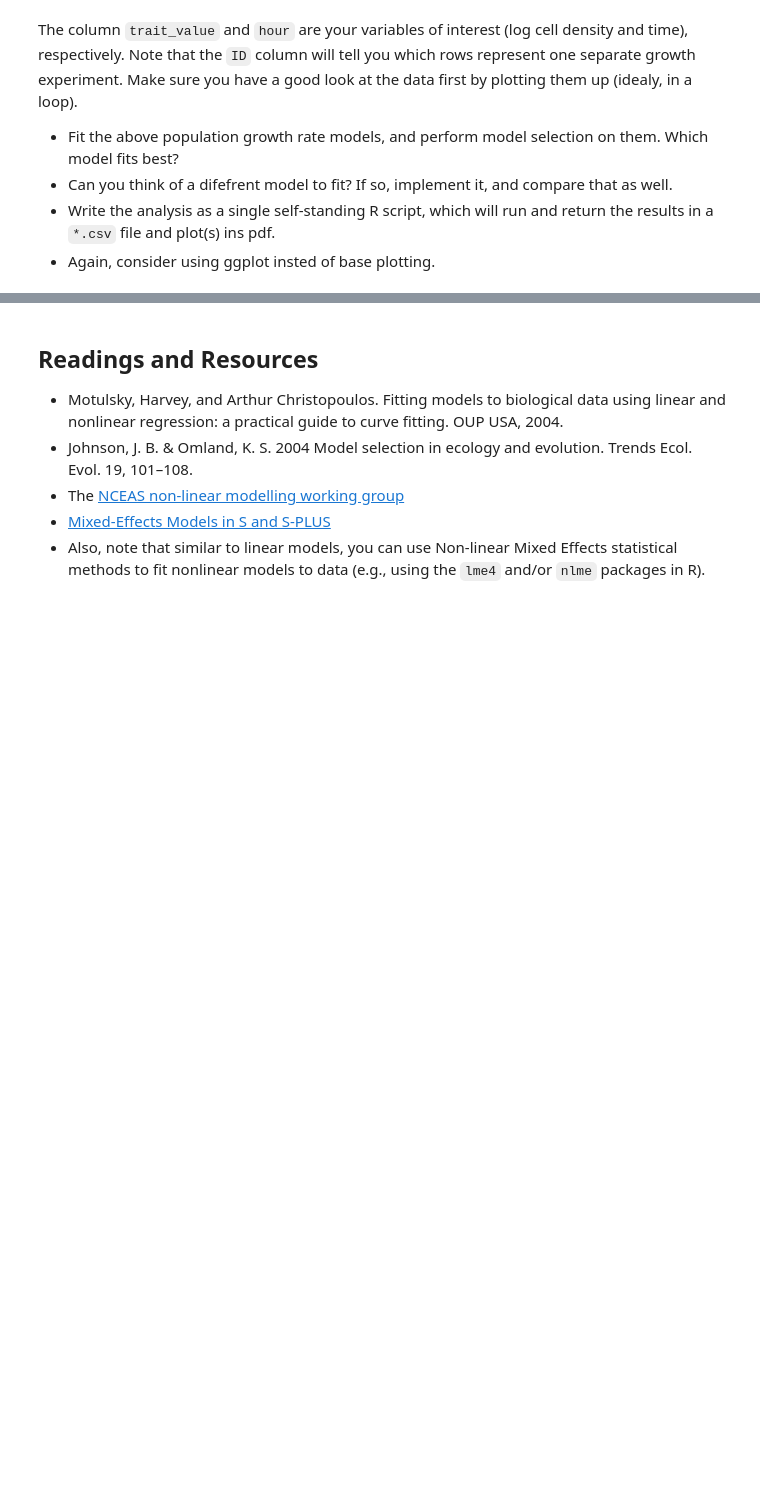
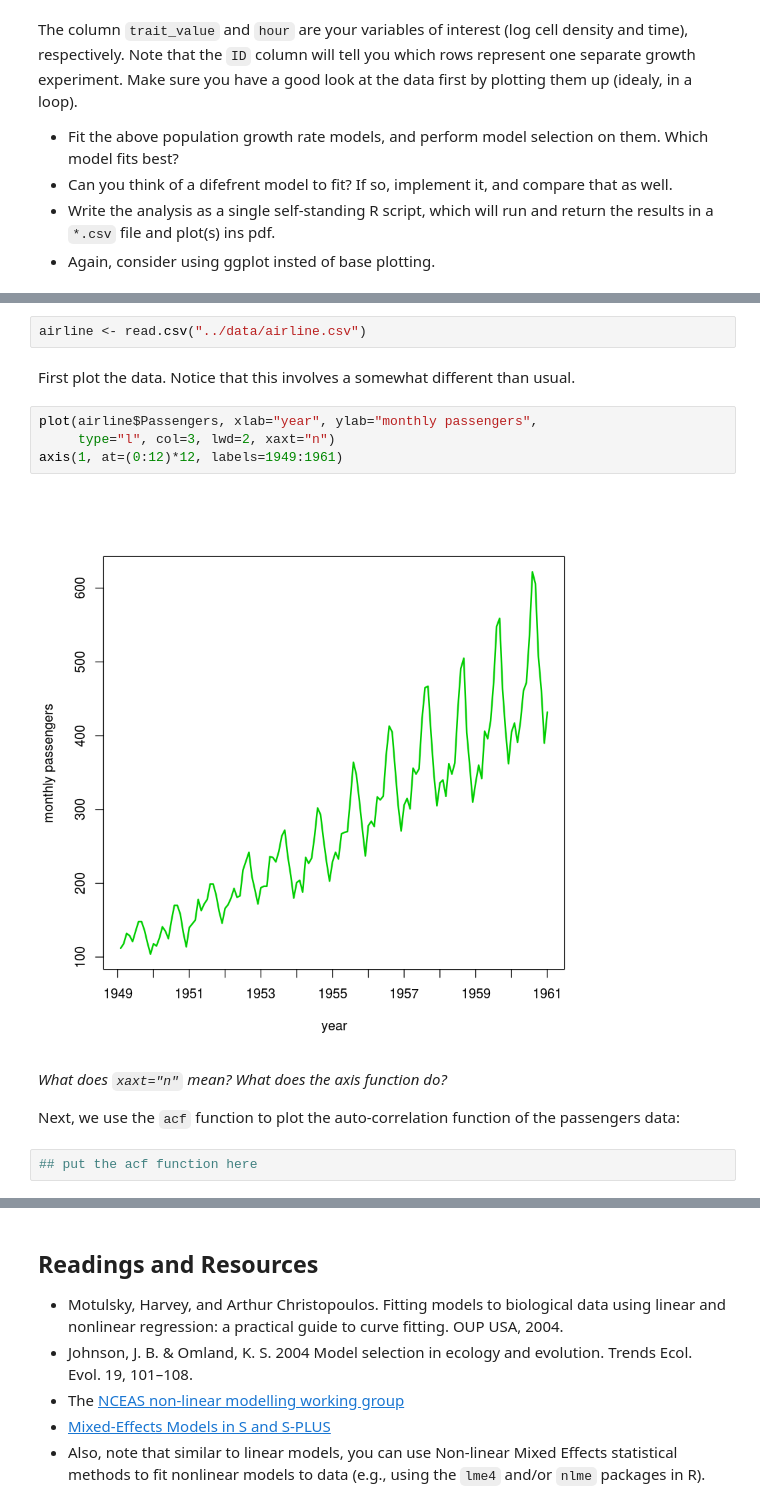
Before and after one commit to vectorbite/VBiTraining2, a Jupyter notebook: notebooks/Abundances.ipynb, the cells around one changed output, grey strips where cells are left out. Drawn from its saved outputs; the diff is of its cells as text; blank space fills up the shorter version.

```diff
--- a/notebooks/Abundances.ipynb
+++ b/notebooks/Abundances.ipynb
@@ -221,0 +235,16 @@ The column `trait_value` and `hour` are your variables of interest (log cell den
+# %%
+airline <- read.csv("../data/airline.csv")
+# %% [markdown]
+First plot the data. Notice that this involves a somewhat different than usual.
+# %%
+plot(airline$Passengers, xlab="year", ylab="monthly passengers",
+     type="l", col=3, lwd=2, xaxt="n")
+axis(1, at=(0:12)*12, labels=1949:1961)
+# %% [output]
+[figure, added]
+# %% [markdown]
+*What does `xaxt="n"` mean? What does the axis function do?*
+
+Next, we use the `acf` function to plot the auto-correlation function of the passengers data:
+# %%
+## put the acf function here
```
Also changed, not shown: parts of 26 cells of this notebook.
